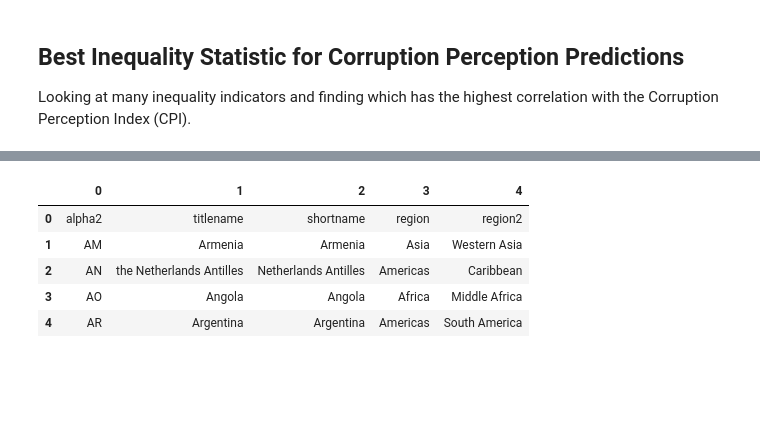
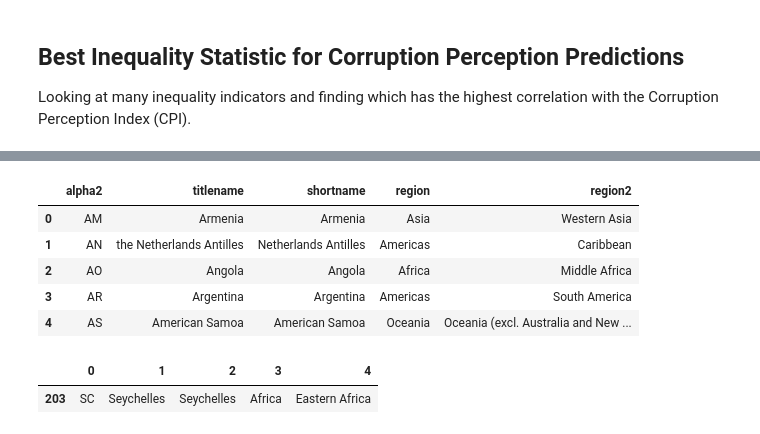
Before and after one commit to data301-2021-winter1/group35-project, a Jupyter notebook: notebooks/analysis1.ipynb, the cells around one changed output, grey strips where cells are left out. Cells and saved outputs as stored; diff of their text form; code cells hidden in the pictures; blank space fills up the shorter version.

Commit message:
Analysis 1 significantly worked on. Crunching the data for each country can be done now. Develped Countries in Africa data also added to raw as a refrence

```diff
--- a/notebooks/analysis1.ipynb
+++ b/notebooks/analysis1.ipynb
@@ -36,16 +36,27 @@ for resource in resources:
 
 [227 rows x 19 columns]
 # %%
+
 import pandas as pd
 #There are a lot of files, just showing I know how to load them from our repo.
-WID_CC_url = 'https://raw.githubusercontent.com/data301-2021-winter1/group35-project/main/data/raw/WID_countries.csv?token=AVQ3CKOAI3BUWHQ44WMV2GLBNHBQ2'
-WID_CC = pd.read_csv(WID_CC_url, sep = ";", header = None)
+#WID_CC_url = 'https://raw.githubusercontent.com/data301-2021-winter1/group35-project/main/data/raw/WID_countries.csv?token=AVQ3CKO3YZOML76IZ4R736LBOMI5Y'
+WID_CC = pd.read_csv('../data/raw/WID_countries.csv', sep = ";")
 #WID_CC.filter(like = 'AM', axis  = 0)
 WID_CC.head()
 # %% [output]
-|  | 0 | 1 | 2 | 3 | 4 |
-| 0 | alpha2 | titlename | shortname | region | region2 |
-| 1 | AM | Armenia | Armenia | Asia | Western Asia |
-| 2 | AN | the Netherlands Antilles | Netherlands Antilles | Americas | Caribbean |
-| 3 | AO | Angola | Angola | Africa | Middle Africa |
-| 4 | AR | Argentina | Argentina | Americas | South America |
+|  | alpha2 | titlename | shortname | region | region2 |
+| 0 | AM | Armenia | Armenia | Asia | Western Asia |
+| 1 | AN | the Netherlands Antilles | Netherlands Antilles | Americas | Caribbean |
+| 2 | AO | Angola | Angola | Africa | Middle Africa |
+| 3 | AR | Argentina | Argentina | Americas | South America |
+| 4 | AS | American Samoa | American Samoa | Oceania | Oceania (excl. Australia and New ... |
+# %%
+for c in range(0, len(WID_CC[1])):
+    if WID_CC[2][c] == "Seychelles":
+        sey = c
+        break
+
+WID_CC.iloc[[sey]]
+# %% [output]
+|  | 0 | 1 | 2 | 3 | 4 |
+| 203 | SC | Seychelles | Seychelles | Africa | Eastern Africa |
```
Also changed, not shown: parts of 10 cells of this notebook, 1 other file.
